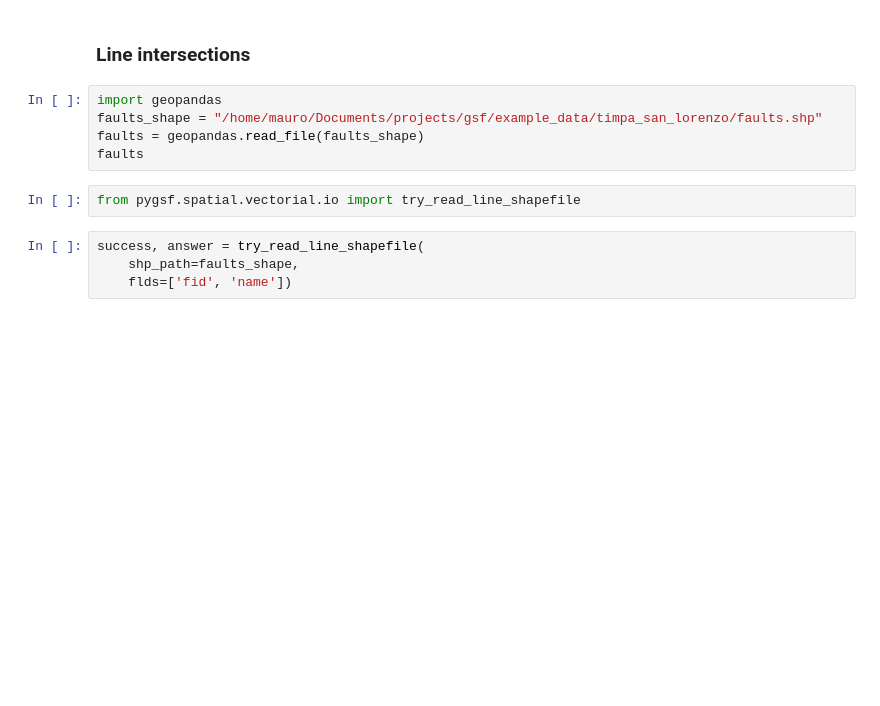
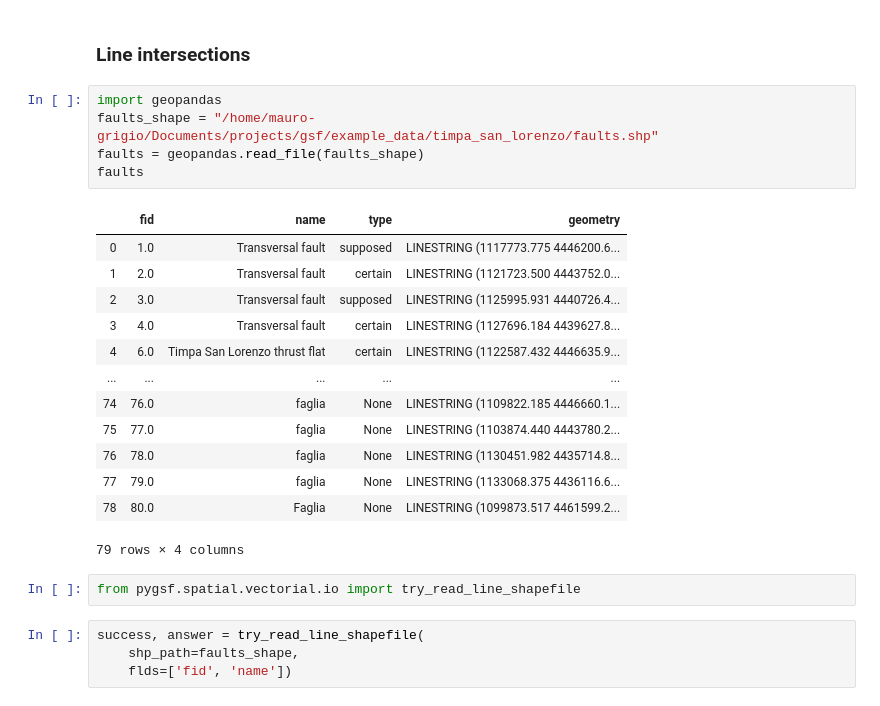
Before and after one commit to mauroalberti/gsf, a Jupyter notebook: docs/notebooks/Geologic profiles with pygsf.ipynb, the cells around one changed output. Drawn from its saved outputs; the diff is of its cells as text; blank space fills up the shorter version.

```diff
--- a/docs/notebooks/Geologic profiles with pygsf.ipynb
+++ b/docs/notebooks/Geologic profiles with pygsf.ipynb
@@ -205,9 +326,23 @@ fig = plot(geoprofiles)
 ### Line intersections
 # %%
 import geopandas
-faults_shape = "/home/mauro/Documents/projects/gsf/example_data/timpa_san_lorenzo/faults.shp"
+faults_shape = "/home/mauro-grigio/Documents/projects/gsf/example_data/timpa_san_lorenzo/faults.shp"
 faults = geopandas.read_file(faults_shape)
 faults
+# %% [output]
+|  | fid | name | type | geometry |
+| 0 | 1.0 | Transversal fault | supposed | LINESTRING (1117773.775 4446200.6... |
+| 1 | 2.0 | Transversal fault | certain | LINESTRING (1121723.500 4443752.0... |
+| 2 | 3.0 | Transversal fault | supposed | LINESTRING (1125995.931 4440726.4... |
+| 3 | 4.0 | Transversal fault | certain | LINESTRING (1127696.184 4439627.8... |
+| 4 | 6.0 | Timpa San Lorenzo thrust flat | certain | LINESTRING (1122587.432 4446635.9... |
+| ... | ... | ... | ... | ... |
+| 74 | 76.0 | faglia | None | LINESTRING (1109822.185 4446660.1... |
+| 75 | 77.0 | faglia | None | LINESTRING (1103874.440 4443780.2... |
+| 76 | 78.0 | faglia | None | LINESTRING (1130451.982 4435714.8... |
+| 77 | 79.0 | faglia | None | LINESTRING (1133068.375 4436116.6... |
+| 78 | 80.0 | Faglia | None | LINESTRING (1099873.517 4461599.2... |
+79 rows × 4 columns
 # %%
 from pygsf.spatial.vectorial.io import try_read_line_shapefile
 # %%
```
Also changed, not shown: parts of 41 cells of this notebook, 1 other file.
